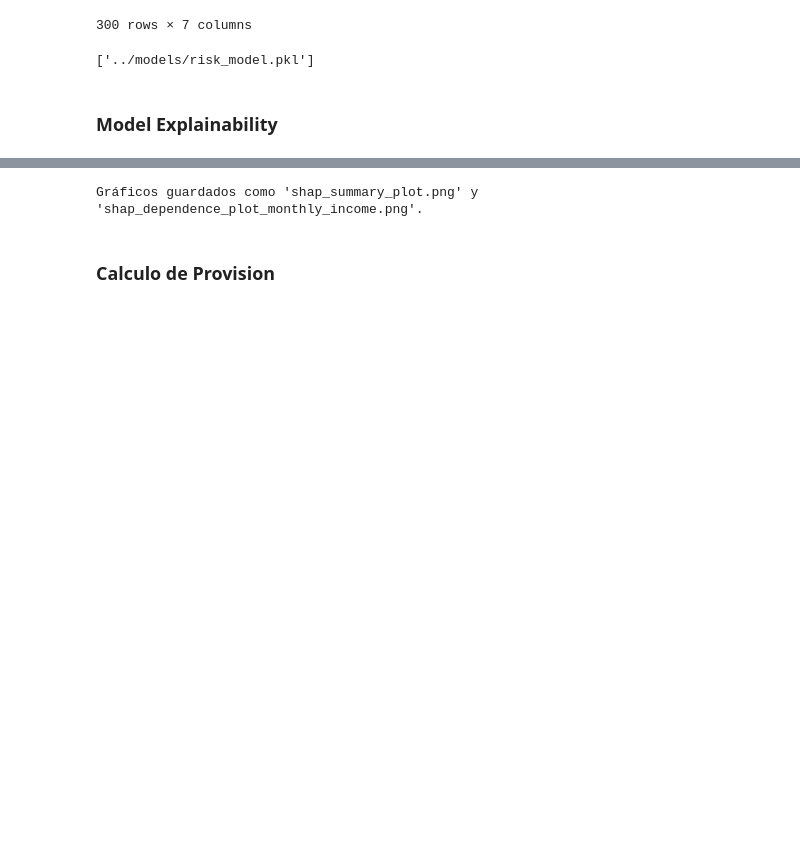
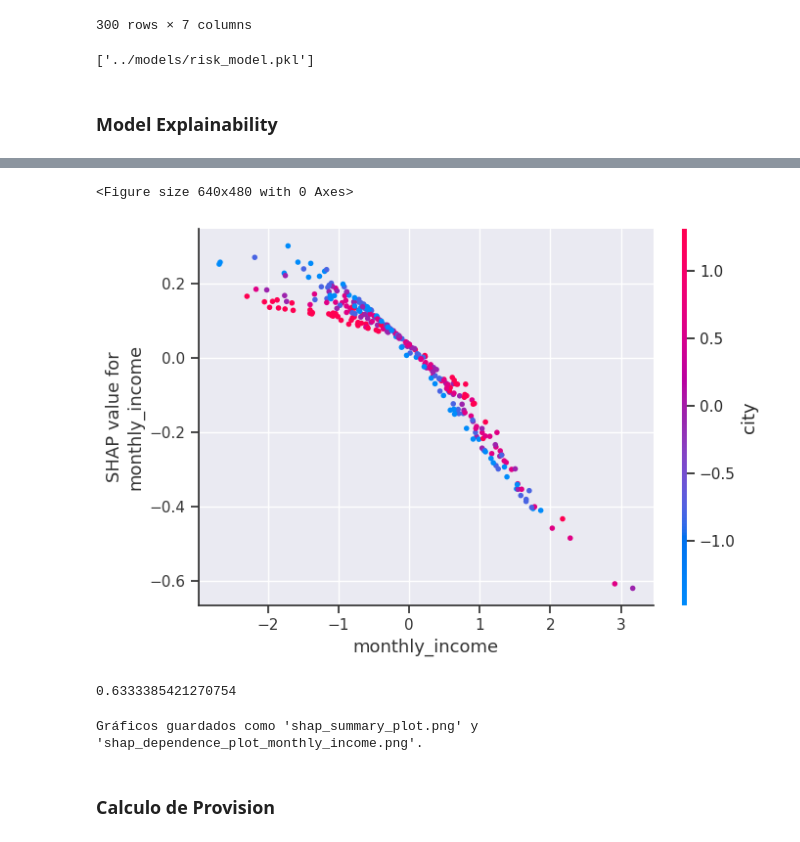
Before and after one commit to santiagoahl/risk-model-for-credit-loans, a Jupyter notebook: notebooks/predict_risk.ipynb, the cells around one changed output, grey strips where cells are left out. Drawn from its saved outputs; the diff is of its cells as text; code cells hidden in the pictures; blank space fills up the shorter version.

```diff
--- a/notebooks/predict_risk.ipynb
+++ b/notebooks/predict_risk.ipynb
@@ -296,3 +338,27 @@ Forma de shap_values: 300
+# %%
+
+plt.figure()
+shap_dependence_plot = shap.dependence_plot("monthly_income", shap_values[:, :, 0], X, show=True)
+plt.title('SHAP Dependence Plot - Monthly Income')
+#plt.plot(shap_dependence_plot)
+plt.savefig('../images/shap_dependence_plot_monthly_income.png', dpi=300, bbox_inches='tight')
+plt.close()
+# %% [output]
+<Figure size 640x480 with 0 Axes>
+[figure, added]
+# %%
+# TODO: Build and analogic chart for SHAP
+
+import numpy as np
+
+def shap_to_probability(explainer, shap_sum):
+    base_value = explainer.expected_value[0]
+    log_odds = base_value + shap_sum
+    return 1 / (1 + np.exp(-log_odds))
+
+print(shap_to_probability(explainer, -0.2))
+# %% [output]
+0.6333385421270754
 # %%
 print("Gráficos guardados como 'shap_summary_plot.png' y 'shap_dependence_plot_monthly_income.png'.")
 # %% [output]
```
Also changed, not shown: parts of 6 cells of this notebook, 2 other files.
